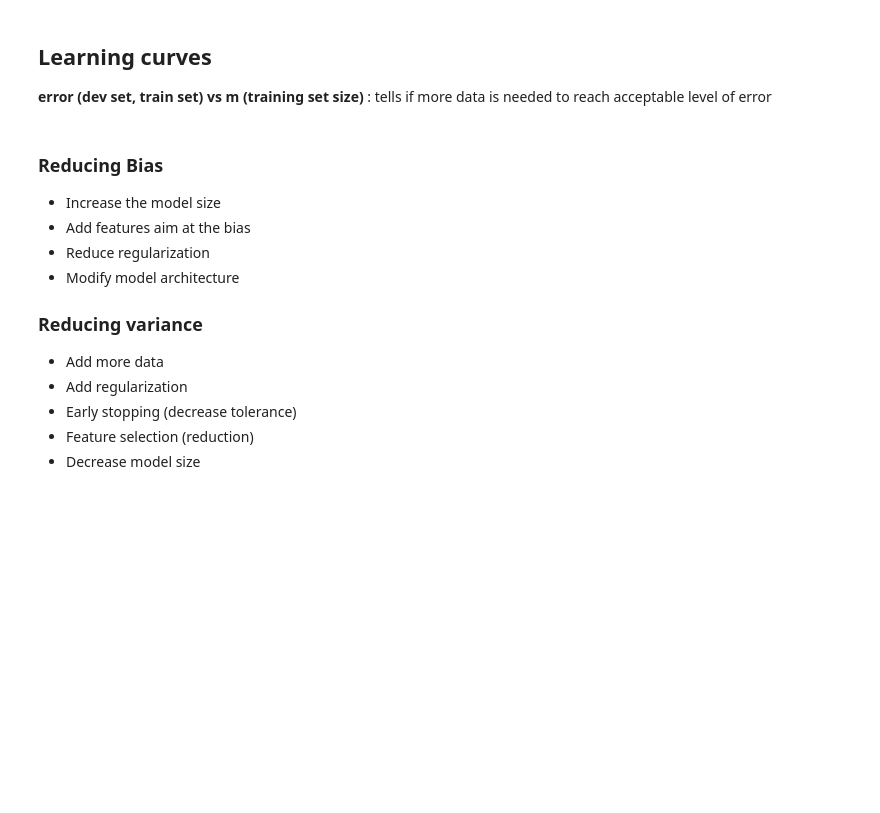
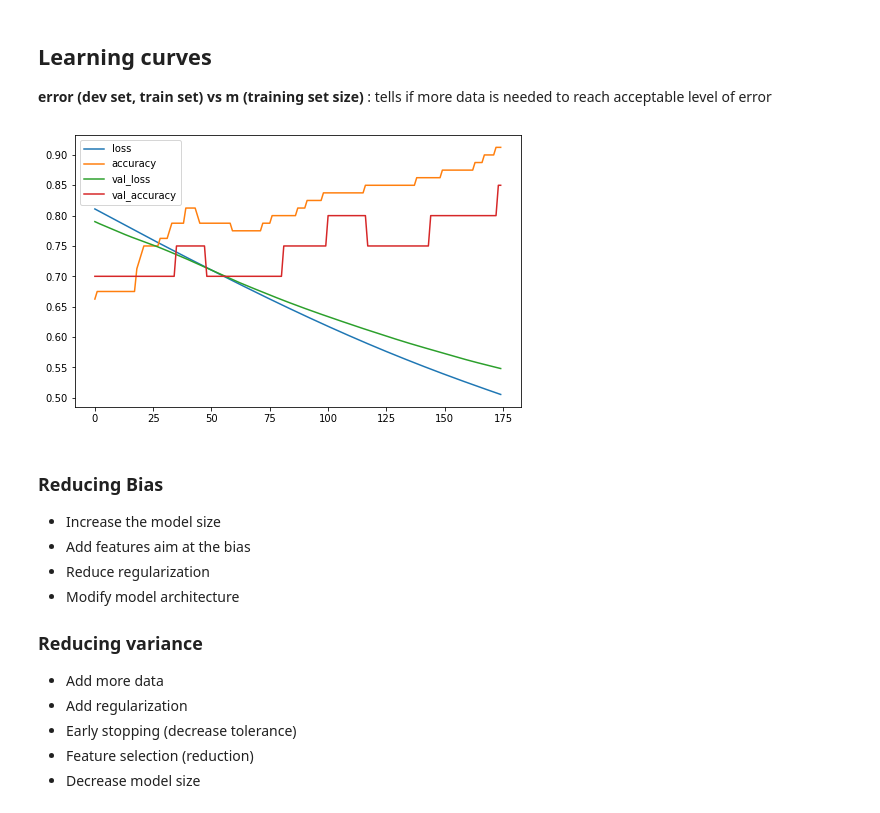
Before and after one commit to mendelevium/summary-cb-ds-1, a Jupyter notebook: x-Keras.ipynb, the cells around one changed output. Saved outputs shown, nothing was run; the diff lists cells and outputs as text; code cells hidden in the pictures; blank space fills up the shorter version.

```diff
--- a/x-Keras.ipynb
+++ b/x-Keras.ipynb
@@ -112,6 +148,11 @@ newmodel.predict_classes(scaled_X_test)
 ## Learning curves
 
 **error (dev set, train set) vs m (training set size)** : tells if more data is needed to reach acceptable level of error
+# %%
+import pandas as pd
+pd.DataFrame(history.history).plot(figsize=(8,5));
+# %% [output]
+[figure, added]
 # %% [markdown]
 ### Reducing Bias
 - Increase the model size
```
Also changed, not shown: parts of 10 cells of this notebook, 13 other files.
